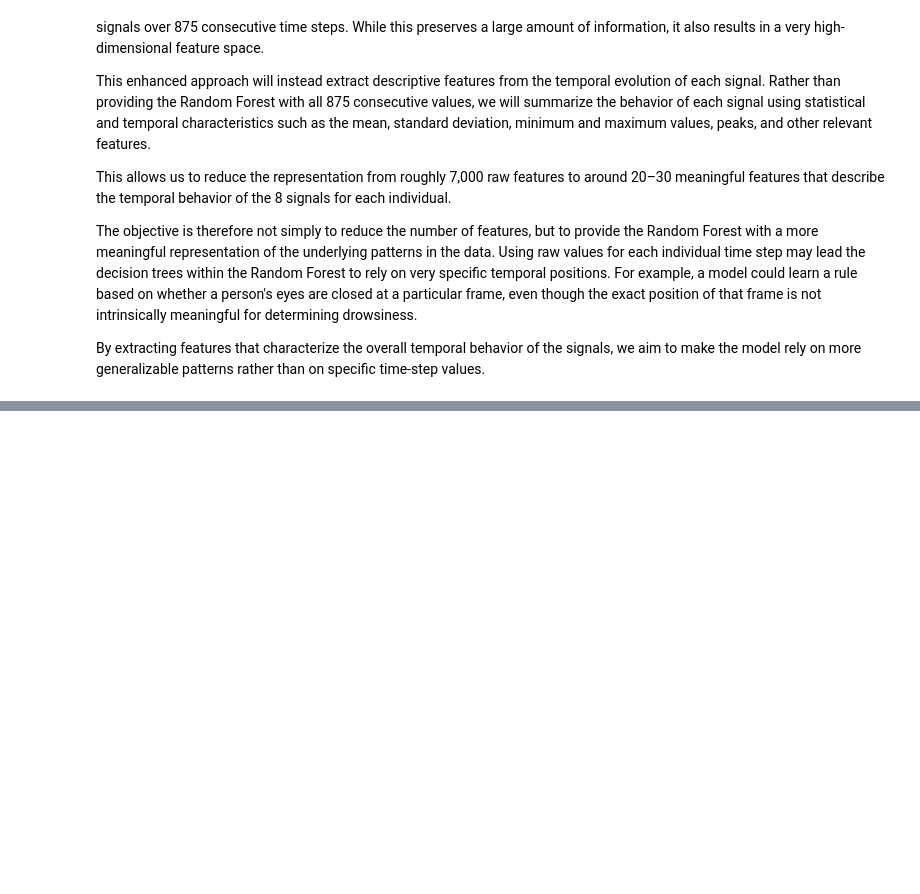
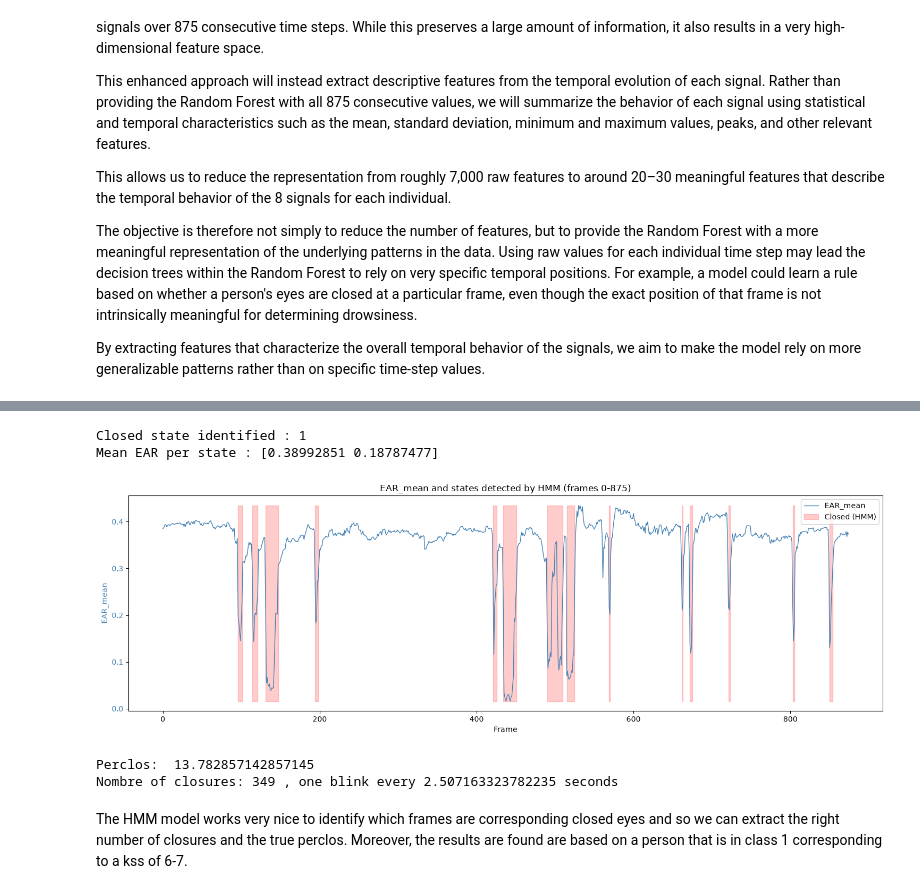
Before and after one commit to sebastiannati/Projet-Industriel-Capgemini, a Jupyter notebook: train_RF_enhanced.ipynb, the cells around one changed output, grey strips where cells are left out. Cells and saved outputs as stored; diff of their text form; code cells hidden in the pictures; blank space fills up the shorter version.

Commit message:
Created all the pipeline to extract features from signes.csv, using HMM

```diff
--- a/train_RF_enhanced.ipynb
+++ b/train_RF_enhanced.ipynb
@@ -16,0 +33,3 @@ Since the videos are 35s parts from an original one we must regroup by person an
+# %%
+data["video_name"] = data["video_name"].str.split("_").str[0]
+data.head()
@@ -16,0 +104,65 @@ Since the videos are 35s parts from an original one we must regroup by person an
+# %%
+from hmmlearn import hmm
+import numpy as np
+
+model = hmm.GaussianHMM(n_components=2, covariance_type="diag", n_iter=200, random_state=42)
+model.fit(X_ear_mean)
+
+# For the closure state of the eye the EAR is lower so we select the lower mean to be our closed state
+closed_state = np.argmin(model.means_.flatten())
+print("Closed state identified :", closed_state)
+print("Mean EAR per state :", model.means_.flatten())
+# %% [output]
+Closed state identified : 1
+Mean EAR per state : [0.38992851 0.18787477]
+# %%
+# Predictions of the hidden states
+hidden_states = model.predict(X_ear_mean)  # arrays of 0/1
+# %%
+import matplotlib.pyplot as plt
+
+n_frames = 875
+
+ear_subset = X_ear_mean.flatten()[:n_frames]
+states_subset = hidden_states[:n_frames]
+is_closed_subset = (states_subset == closed_state)
+
+fig, ax1 = plt.subplots(figsize=(15, 5))
+
+ax1.plot(ear_subset, color='steelblue', linewidth=1, label='EAR_mean')
+ax1.set_xlabel('Frame')
+ax1.set_ylabel('EAR_mean', color='steelblue')
+ax1.tick_params(axis='y', labelcolor='steelblue')
+
+ax1.fill_between(
+    np.arange(n_frames),
+    ear_subset.min(), ear_subset.max(),
+    where=is_closed_subset,
+    color='red', alpha=0.2, label='Closed (HMM)'
+)
+
+ax1.set_title(f"EAR_mean and states detected by HMM (frames 0-{n_frames})")
+ax1.legend(loc='upper right')
+plt.tight_layout()
+plt.show()
+# %% [output]
+[figure, added]
+# %%
+# New caracteristics
+is_closed = (hidden_states == closed_state)
+
+# Percentage of eye closed
+perclos = (np.sum(hidden_states == closed_state) / len(X_ear_mean) )*100
+print("Perclos: ", perclos)
+
+# Number of blinks/closures: transitions from open to close state
+transitions_to_closed = np.diff(is_closed.astype(int)) == 1  # Compute a_i+1 - a_i if == 1 it means that it is 1-0 = 1 open->closed else 0-1 = -1 closed -> open else 0-0 = 0 open -> open, we count only when is 1
+
+n_blinks = np.sum(transitions_to_closed)
+print("Nombre of closures:", n_blinks, f", one blink every {(len(X_ear_mean)/25)/349} seconds")
+# %% [output]
+Perclos:  13.782857142857145
+Nombre of closures: 349 , one blink every 2.507163323782235 seconds
+# %% [markdown]
+The HMM model works very nice to identify which frames are corresponding closed eyes and so we can extract the right number of closures and the true perclos.
+Moreover, the results are found are based on a person that is in class 1 corresponding to a kss of 6-7.
```
Also changed, not shown: parts of 19 cells of this notebook, 10 other files.
